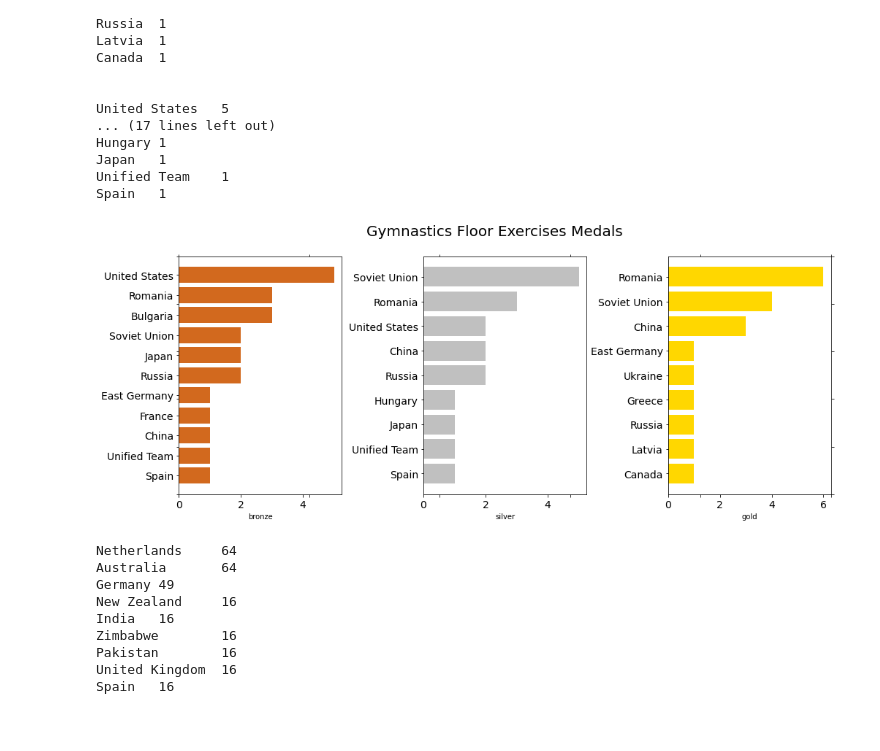
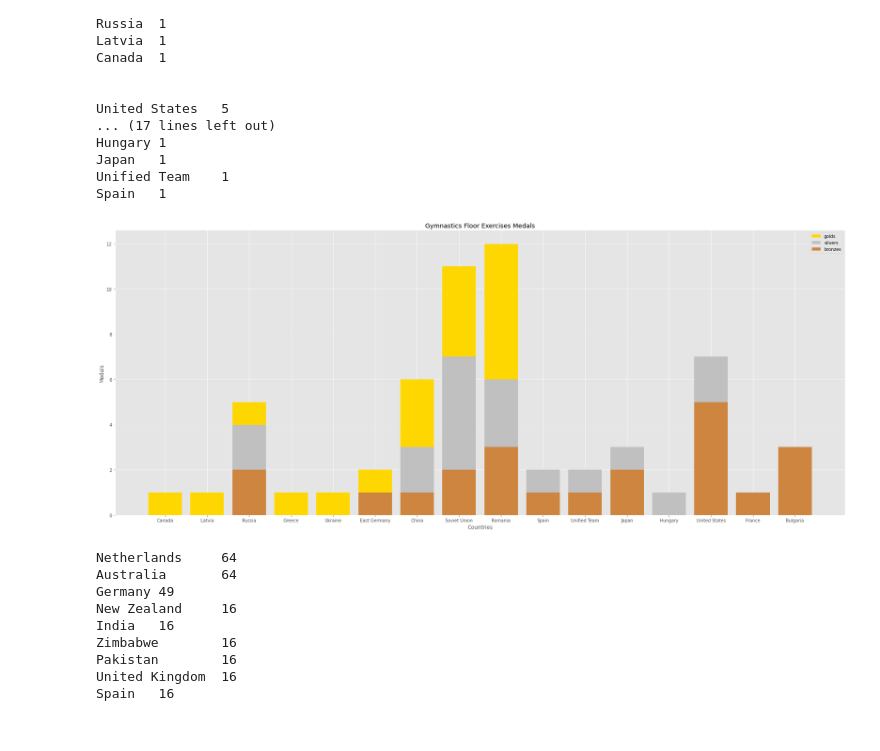
Before and after one commit to fdac20/Olympics, a Jupyter notebook: code/AnalyzeData.ipynb, the cells around one changed output. Saved outputs shown, nothing was run; the diff lists cells and outputs as text; code cells hidden in the pictures.

```diff
--- a/code/AnalyzeData.ipynb
+++ b/code/AnalyzeData.ipynb
@@ -265,10 +310,10 @@ Spain   1
 # %%
 goldGRS = goldGS [ 0:len(goldGS) ] [::-1]
 silverGRS = silverGS [ 0:len(silverGS) ] [::-1]
 bronzeGRS = bronzeGS [ 0:len(bronzeGS) ] [::-1]
-plotThreeLists(goldGRS,silverGRS,bronzeGRS, "Gymnastics Floor Exercises Medals")
+plotTogetherLists(goldGRS,silverGRS,bronzeGRS, "Gymnastics Floor Exercises Medals")
 # %% [output]
-[figure, old version]
+[figure, new version]
 # %%
 hockey = open('../data/hockey.txt','r')
 (goldHS, bronzeHS, silverHS) = readData(hockey)
```
Also changed, not shown: parts of 12 cells of this notebook.
